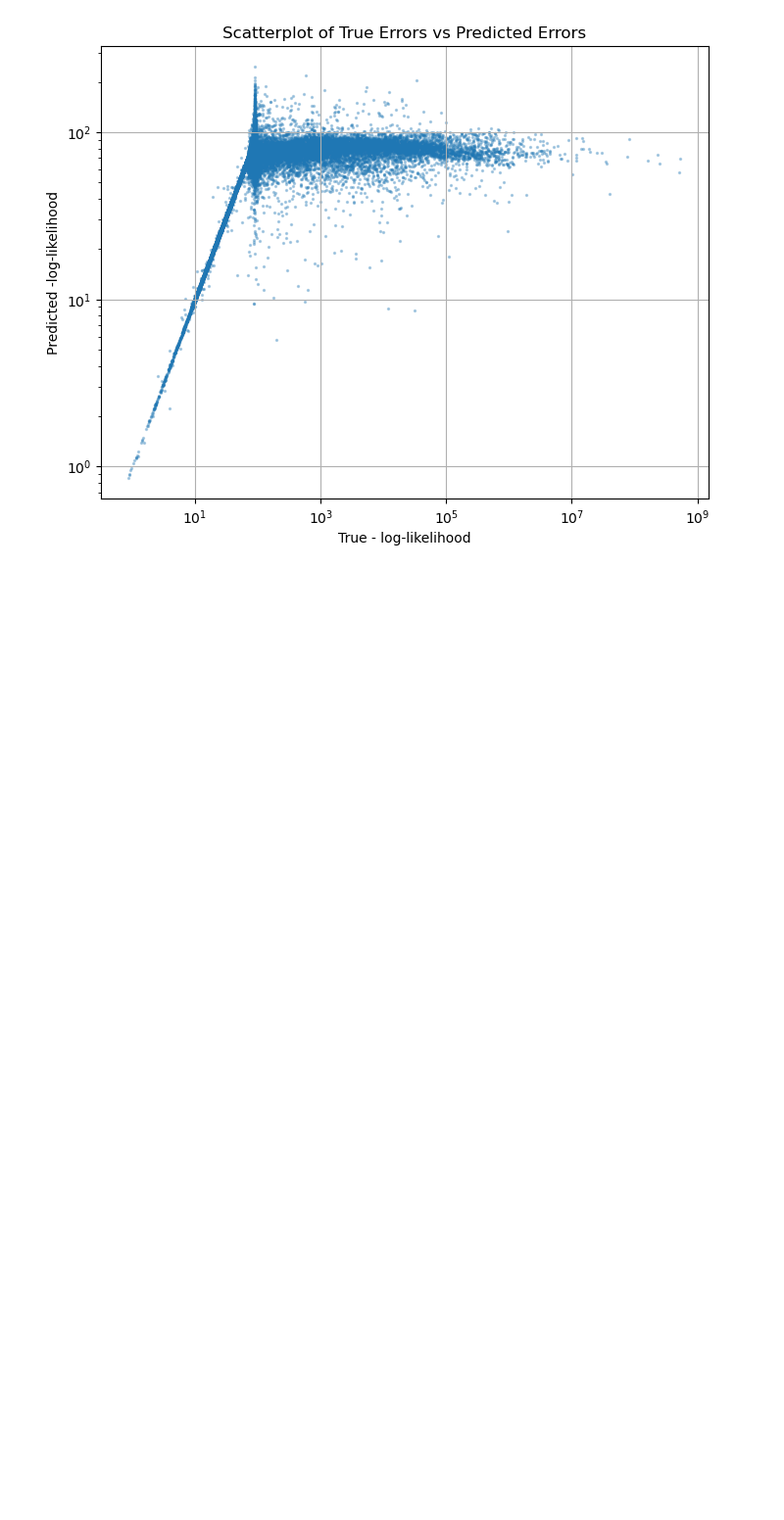
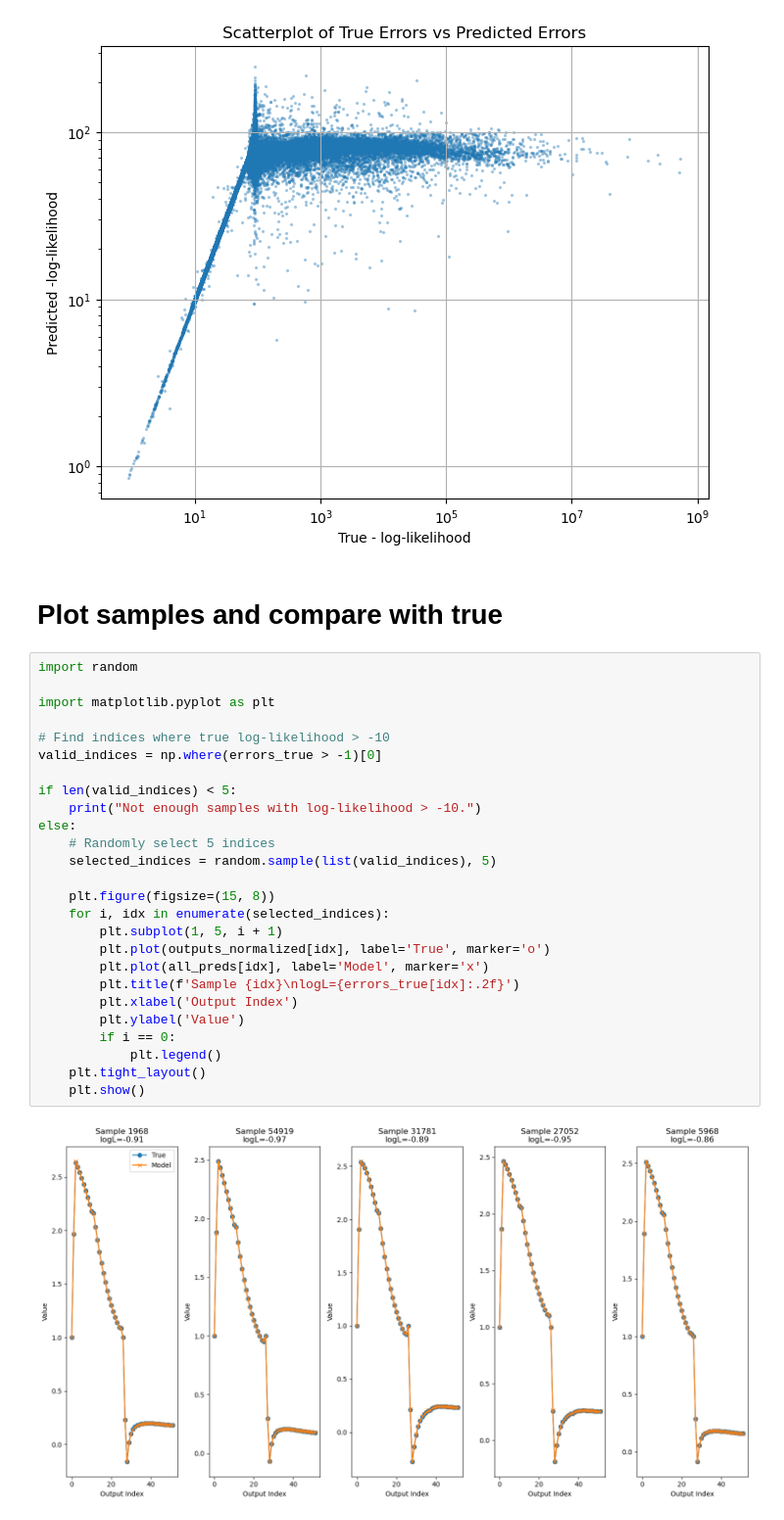
Before and after one commit to Beremi/TUL_NN_new, a Jupyter notebook: NN_playground.ipynb, the cells around one changed output. Shown: that part at 98% size. Drawn from its saved outputs; the diff is of its cells as text; blank space fills up the shorter version.

```diff
--- a/NN_playground.ipynb
+++ b/NN_playground.ipynb
@@ -137,3 +137,33 @@ plt.grid(True)
 plt.show()
 # %% [output]
 [figure]
+# %% [markdown]
+# Plot samples and compare with true
+# %%
+import random
+
+import matplotlib.pyplot as plt
+
+# Find indices where true log-likelihood > -10
+valid_indices = np.where(errors_true > -1)[0]
+
+if len(valid_indices) < 5:
+    print("Not enough samples with log-likelihood > -10.")
+else:
+    # Randomly select 5 indices
+    selected_indices = random.sample(list(valid_indices), 5)
+
+    plt.figure(figsize=(15, 8))
+    for i, idx in enumerate(selected_indices):
+        plt.subplot(1, 5, i + 1)
+        plt.plot(outputs_normalized[idx], label='True', marker='o')
+        plt.plot(all_preds[idx], label='Model', marker='x')
+        plt.title(f'Sample {idx}\nlogL={errors_true[idx]:.2f}')
+        plt.xlabel('Output Index')
+        plt.ylabel('Value')
+        if i == 0:
+            plt.legend()
+    plt.tight_layout()
+    plt.show()
+# %% [output]
+[figure, added]
```
Also changed, not shown: 2 other files.
